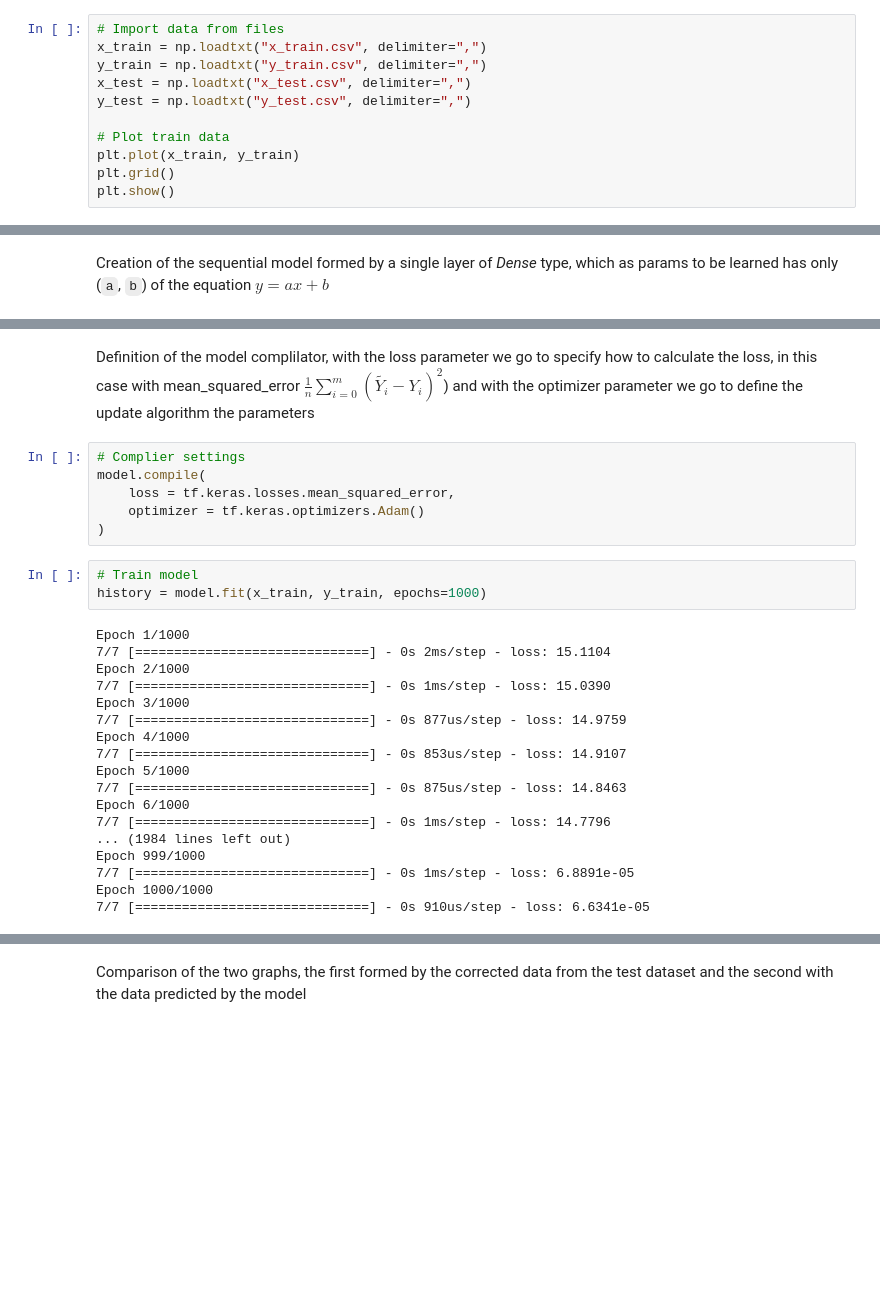
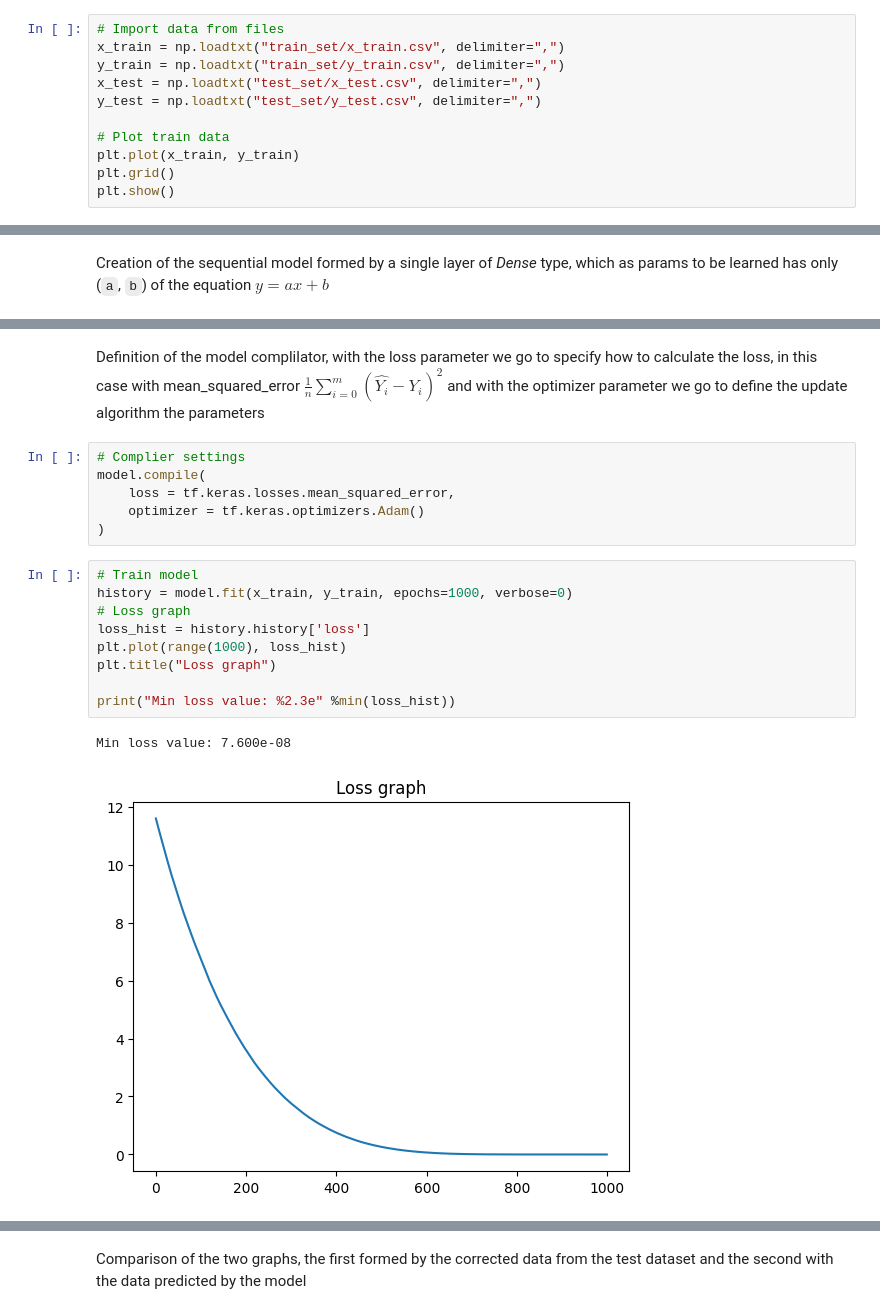
Before and after one commit to Giuto01/easy_regression, a Jupyter notebook: regression.ipynb, the cells around one changed output, grey strips where cells are left out. Drawn from its saved outputs; the diff is of its cells as text; blank space fills up the shorter version.

```diff
--- a/regression.ipynb
+++ b/regression.ipynb
@@ -6,10 +7,10 @@ import matplotlib.pyplot as plt
 import numpy as np
 # %%
 # Import data from files
-x_train = np.loadtxt("x_train.csv", delimiter=",")
-y_train = np.loadtxt("y_train.csv", delimiter=",")
-x_test = np.loadtxt("x_test.csv", delimiter=",")
-y_test = np.loadtxt("y_test.csv", delimiter=",")
+x_train = np.loadtxt("train_set/x_train.csv", delimiter=",")
+y_train = np.loadtxt("train_set/y_train.csv", delimiter=",")
+x_test = np.loadtxt("test_set/x_test.csv", delimiter=",")
+y_test = np.loadtxt("test_set/y_test.csv", delimiter=",")
 
 # Plot train data
 plt.plot(x_train, y_train)
@@ -47,32 +40,23 @@ To enable them in other operations, rebuild TensorFlow with the appropriate comp
 # %% [markdown]
-Definition of the model complilator, with the loss parameter we go to specify how to calculate the loss, in this case with mean_squared_error $\frac{1}{n}\sum_{i = 0}^m (\tilde{Y_i} - Y_i)^2$) and with the optimizer parameter we go to define the update algorithm the parameters
+Definition of the model complilator, with the loss parameter we go to specify how to calculate the loss, in this case with mean_squared_error $\frac{1}{n}\sum_{i = 0}^m (\hat{Y_i} - Y_i)^2$ and with the optimizer parameter we go to define the update algorithm the parameters
 # %%
 # Complier settings
 model.compile(
     loss = tf.keras.losses.mean_squared_error,
     optimizer = tf.keras.optimizers.Adam()
 )
-# %%
-# Train model
-history = model.fit(x_train, y_train, epochs=1000)
-# %% [output]
-Epoch 1/1000
-7/7 [==============================] - 0s 2ms/step - loss: 15.1104
-Epoch 2/1000
-7/7 [==============================] - 0s 1ms/step - loss: 15.0390
-Epoch 3/1000
-7/7 [==============================] - 0s 877us/step - loss: 14.9759
-Epoch 4/1000
-7/7 [==============================] - 0s 853us/step - loss: 14.9107
-Epoch 5/1000
-7/7 [==============================] - 0s 875us/step - loss: 14.8463
-Epoch 6/1000
-7/7 [==============================] - 0s 1ms/step - loss: 14.7796
-... (1984 lines left out)
-Epoch 999/1000
-7/7 [==============================] - 0s 1ms/step - loss: 6.8891e-05
-Epoch 1000/1000
-7/7 [==============================] - 0s 910us/step - loss: 6.6341e-05
+# %%
+# Train model
+history = model.fit(x_train, y_train, epochs=1000, verbose=0)
+# Loss graph
+loss_hist = history.history['loss']
+plt.plot(range(1000), loss_hist)
+plt.title("Loss graph")
+
+print("Min loss value: %2.3e" %min(loss_hist))
+# %% [output]
+Min loss value: 7.600e-08
+[figure, added]
 # %%
 # Make predictions
 y_predict = model.predict(x_test)
```
Also changed, not shown: parts of 6 cells of this notebook, 4 other files.
